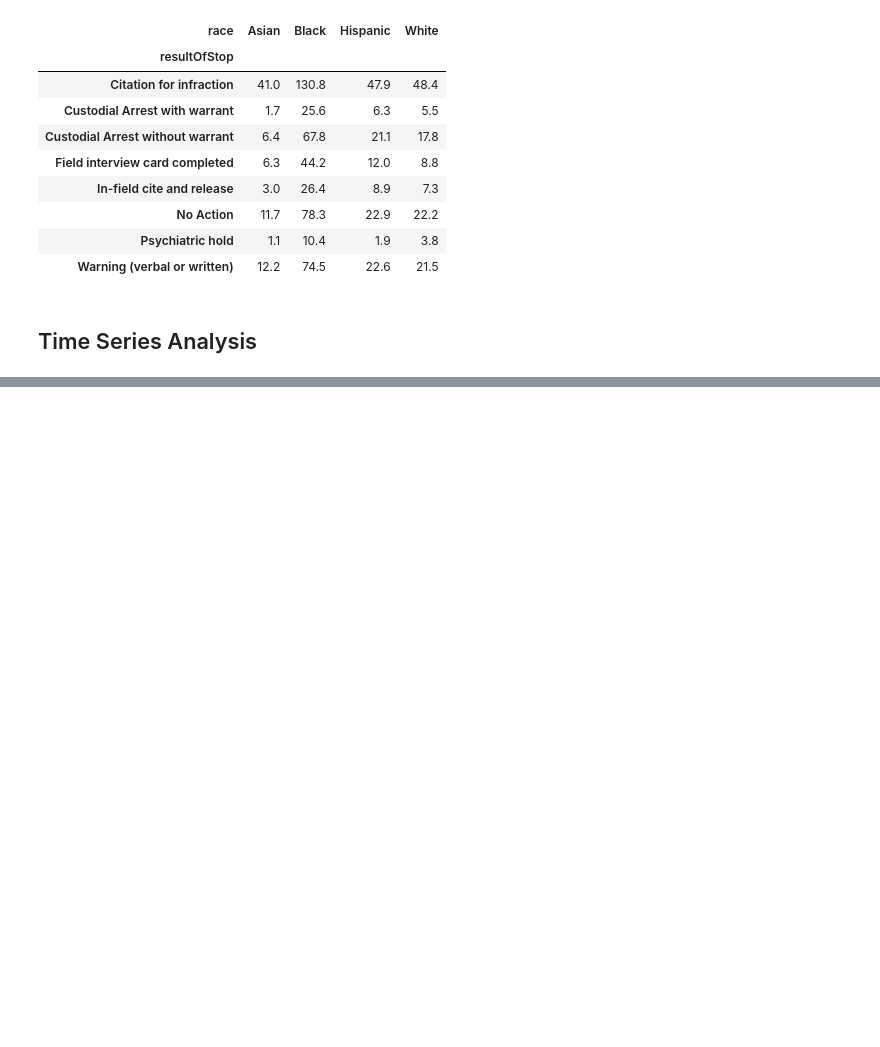
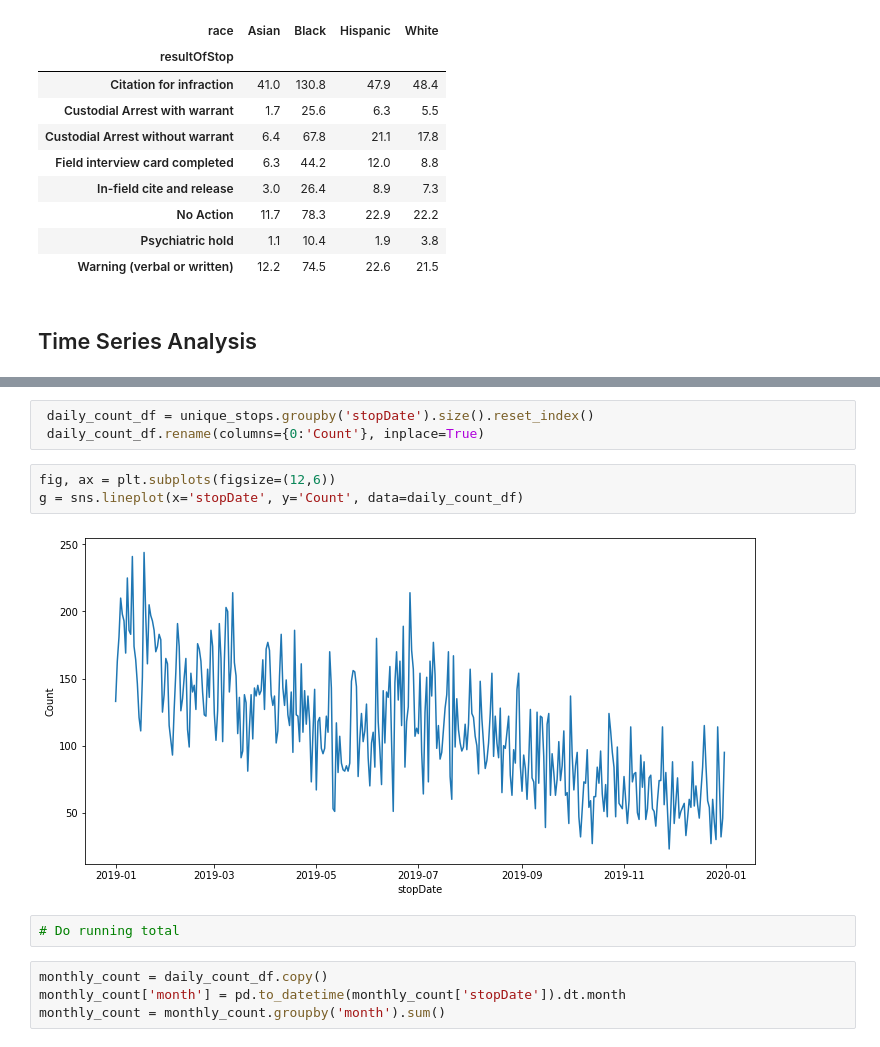
Before and after one commit to tsamba120/Long-Beach-Policing-Analysis, a Jupyter notebook: notebooks/lbpd_eda.ipynb, the cells around one changed output, grey strips where cells are left out. Saved outputs shown, nothing was run; the diff lists cells and outputs as text; blank space fills up the shorter version.

```diff
--- a/notebooks/lbpd_eda.ipynb
+++ b/notebooks/lbpd_eda.ipynb
@@ -287,0 +333,14 @@ cast_res_stop_1000
+# %%
+ daily_count_df = unique_stops.groupby('stopDate').size().reset_index()
+ daily_count_df.rename(columns={0:'Count'}, inplace=True)
+# %%
+fig, ax = plt.subplots(figsize=(12,6))
+g = sns.lineplot(x='stopDate', y='Count', data=daily_count_df)
+# %% [output]
+[figure, added]
+# %%
+# Do running total
+# %%
+monthly_count = daily_count_df.copy()
+monthly_count['month'] = pd.to_datetime(monthly_count['stopDate']).dt.month
+monthly_count = monthly_count.groupby('month').sum()
```
Also changed, not shown: parts of 8 cells of this notebook.
